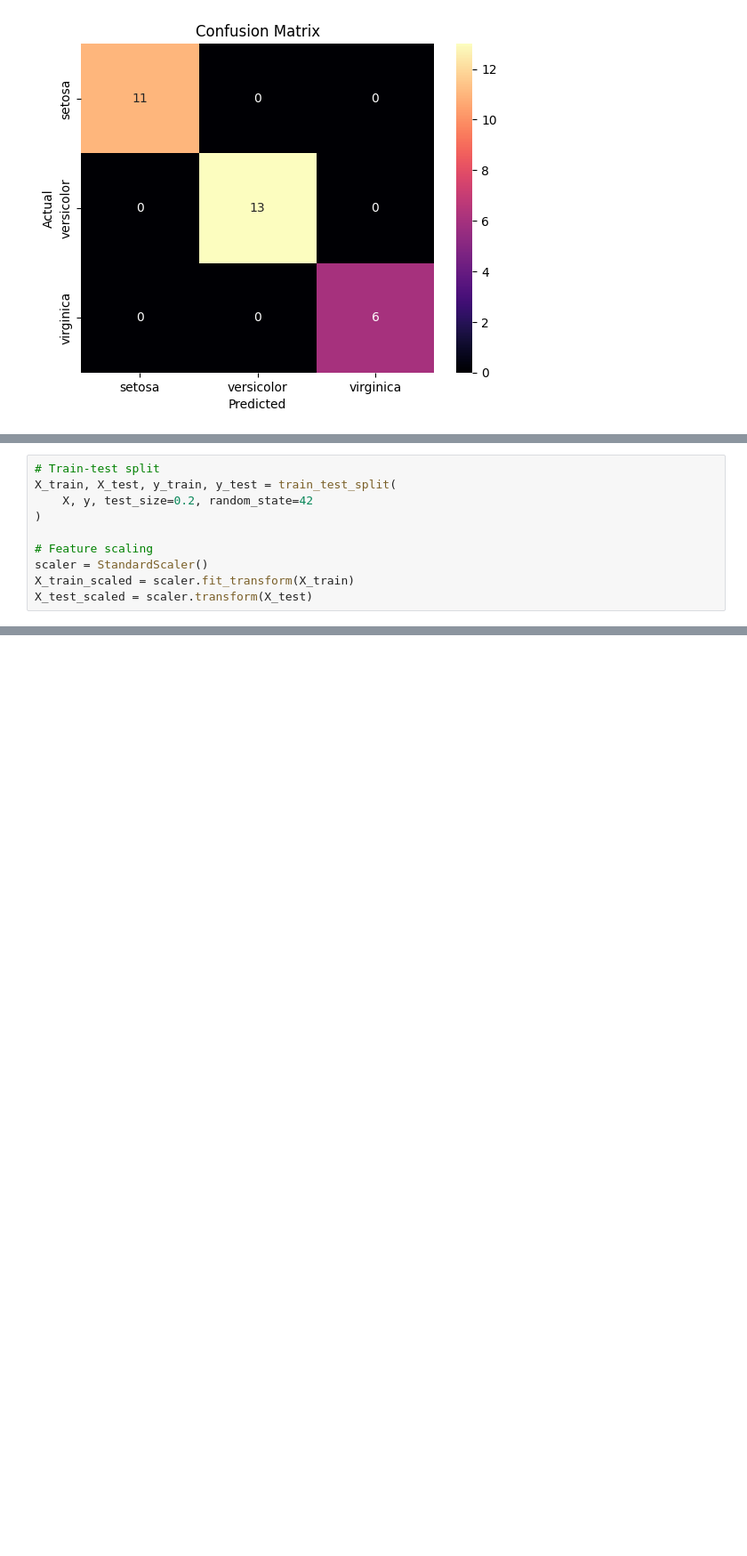
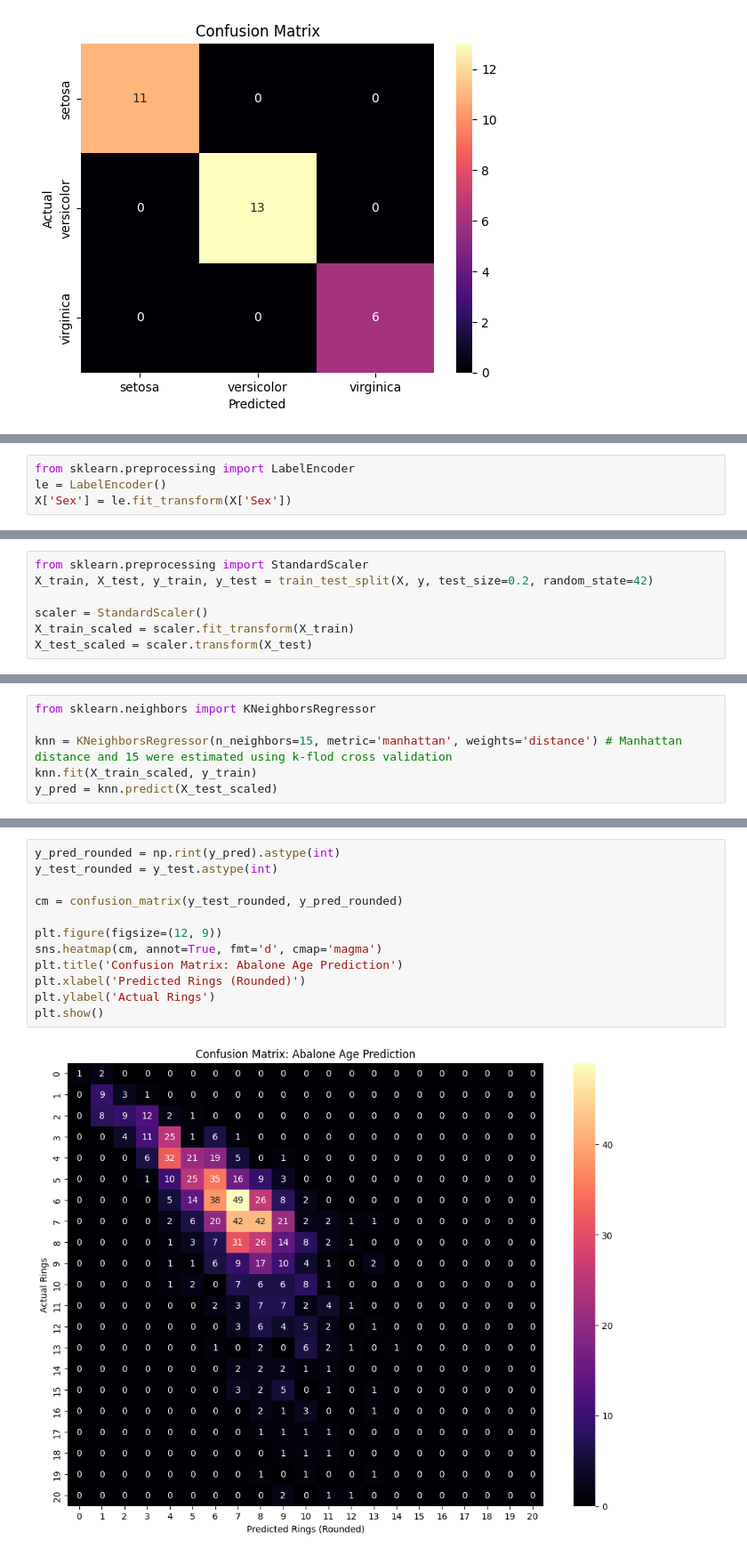
Before and after one commit to Shoodler/college-programming, a Jupyter notebook: Machine Learning/knn.ipynb, the cells around one changed output, grey strips where cells are left out. Shown at 89% size. Saved outputs shown, nothing was run; the diff lists cells and outputs as text; blank space fills up the shorter version.

```diff
--- a/Machine Learning/knn.ipynb
+++ b/Machine Learning/knn.ipynb
@@ -214,0 +233,4 @@ abalone.data.targets
+# %%
+from sklearn.preprocessing import LabelEncoder
+le = LabelEncoder()
+X['Sex'] = le.fit_transform(X['Sex'])
@@ -215,10 +239,7 @@ abalone.data.targets
 # %%
-# Train-test split
-X_train, X_test, y_train, y_test = train_test_split(
-    X, y, test_size=0.2, random_state=42
-)
+from sklearn.preprocessing import StandardScaler
+X_train, X_test, y_train, y_test = train_test_split(X, y, test_size=0.2, random_state=42)
 
-# Feature scaling
 scaler = StandardScaler()
 X_train_scaled = scaler.fit_transform(X_train)
 X_test_scaled = scaler.transform(X_test)
@@ -247,0 +248,6 @@ np.float64(2.2146717149960633)
+# %%
+from sklearn.neighbors import KNeighborsRegressor
+
+knn = KNeighborsRegressor(n_neighbors=15, metric='manhattan', weights='distance') # Manhattan distance and 15 were estimated using k-flod cross validation
+knn.fit(X_train_scaled, y_train)
+y_pred = knn.predict(X_test_scaled)
@@ -247,0 +264,14 @@ np.float64(2.2146717149960633)
+# %%
+y_pred_rounded = np.rint(y_pred).astype(int)
+y_test_rounded = y_test.astype(int)
+
+cm = confusion_matrix(y_test_rounded, y_pred_rounded)
+
+plt.figure(figsize=(12, 9))
+sns.heatmap(cm, annot=True, fmt='d', cmap='magma')
+plt.title('Confusion Matrix: Abalone Age Prediction')
+plt.xlabel('Predicted Rings (Rounded)')
+plt.ylabel('Actual Rings')
+plt.show()
+# %% [output]
+[figure, added]
```
Also changed, not shown: parts of 23 cells of this notebook.
